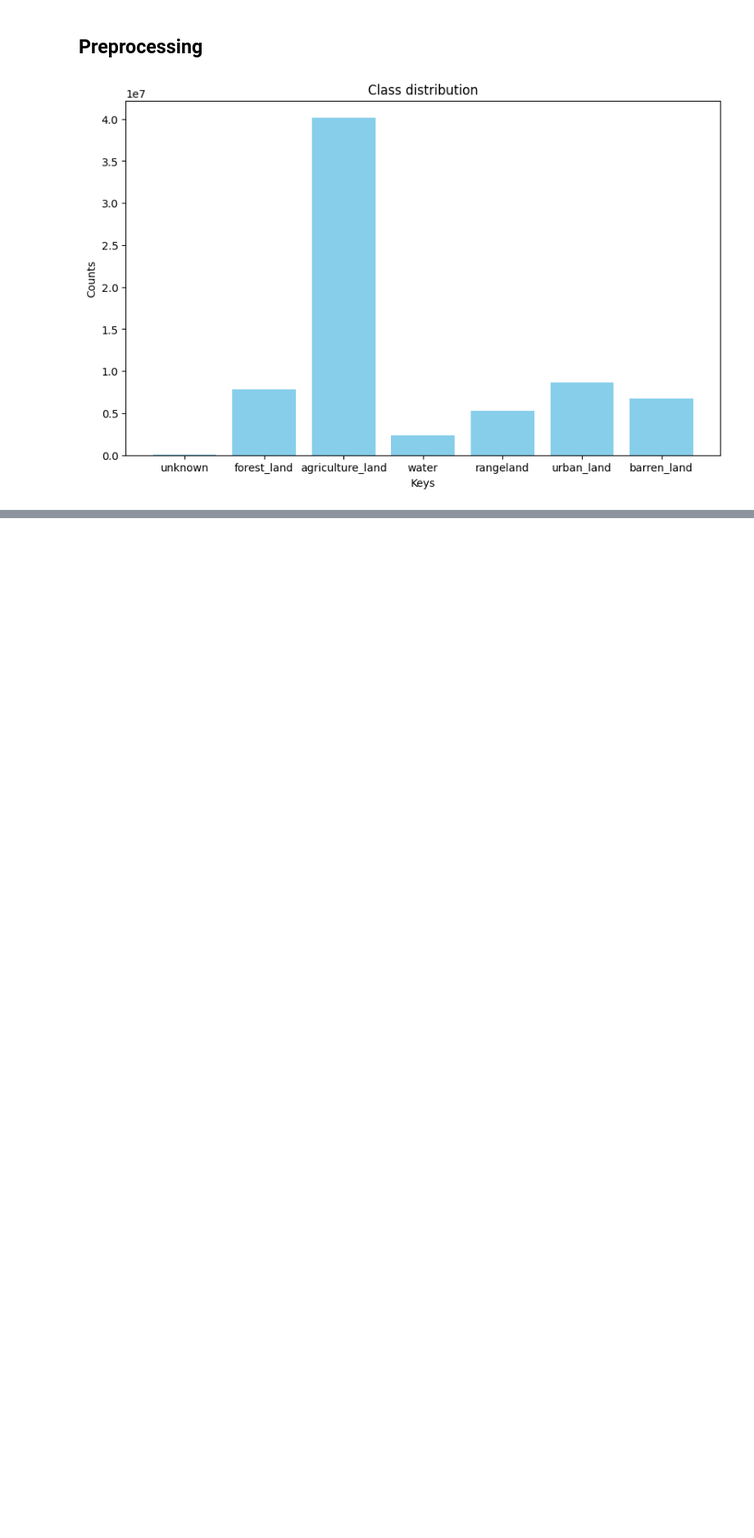
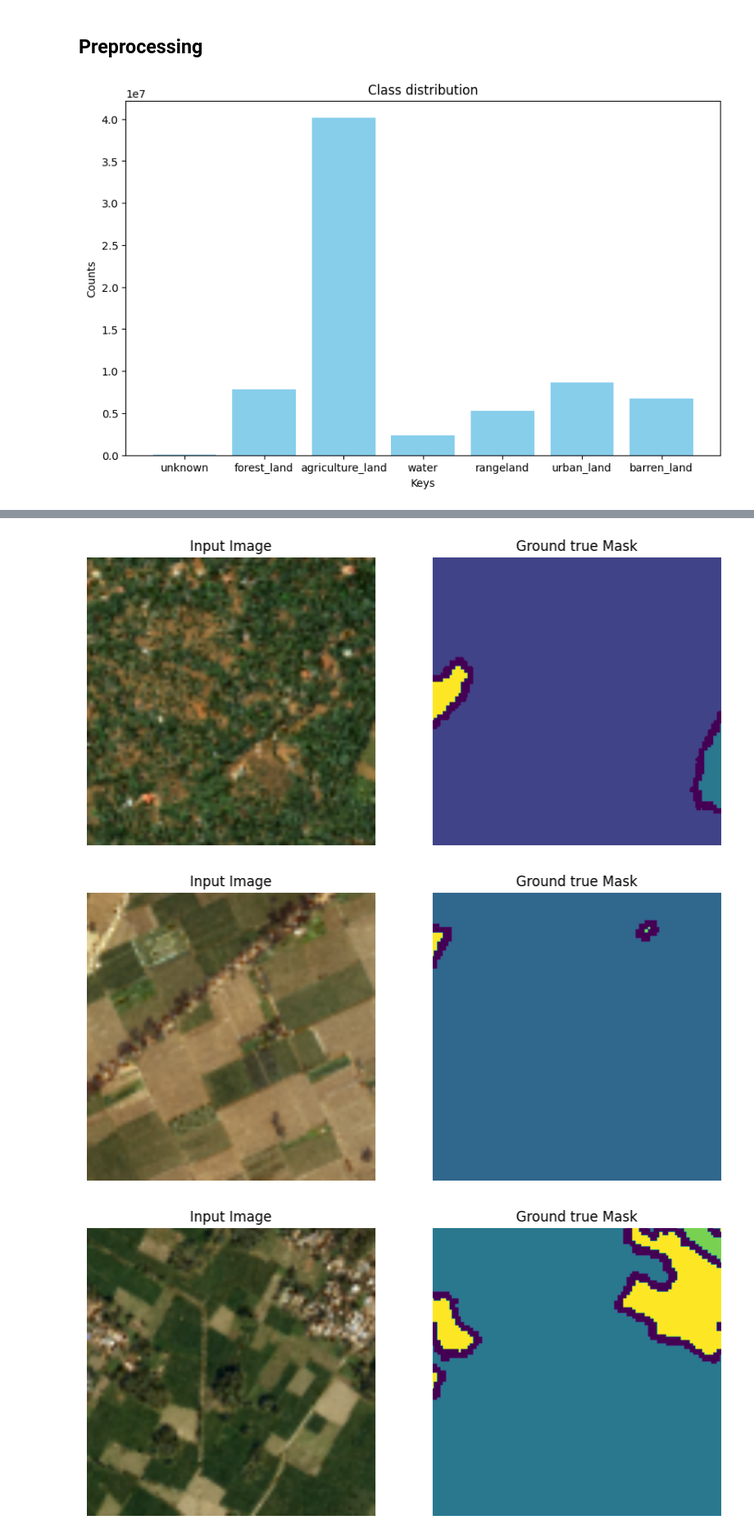
Before and after one commit to ShayaKahn/Satellite-Image-Segmentation, a Jupyter notebook: notebooks/EDA_preprocessing.ipynb, the cells around one changed output, grey strips where cells are left out. Shown at 82% size. Saved outputs shown, nothing was run; the diff lists cells and outputs as text; code cells hidden in the pictures; blank space fills up the shorter version.

```diff
--- a/notebooks/EDA_preprocessing.ipynb
+++ b/notebooks/EDA_preprocessing.ipynb
@@ -191,3 +191,13 @@ for image, mask in train_dataset_augmented.skip(train_size).take(3):
+# %%
+# Show augmented images and masks
+for image, mask in train_dataset_augmented.skip(train_size).take(3):
+    sample_image, sample_mask = image, mask
+    sample_mask = tf.argmax(sample_mask, axis=-1).numpy().reshape(size,size,1)
+    display_image_mask([sample_image, sample_mask])
+# %% [output]
+[figure, added]
+[figure, added]
+[figure, added]
 # %%
 BUFFER_SIZE = 500
 
```
Also changed, not shown: parts of 12 cells of this notebook, 3 other files.
